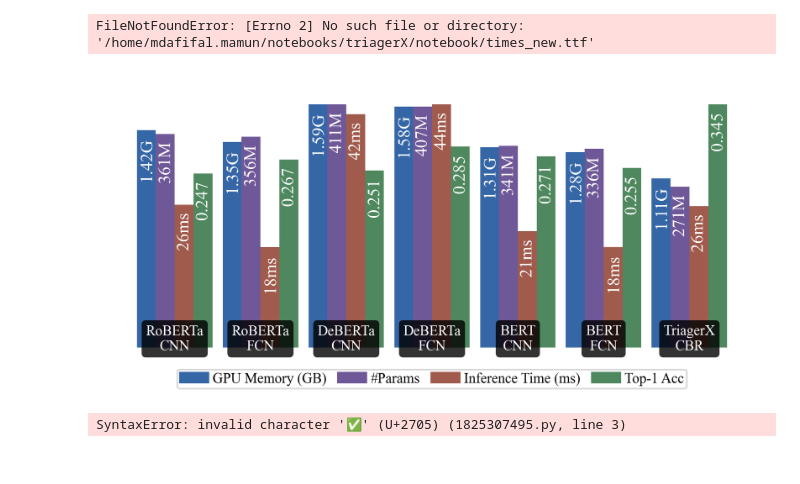
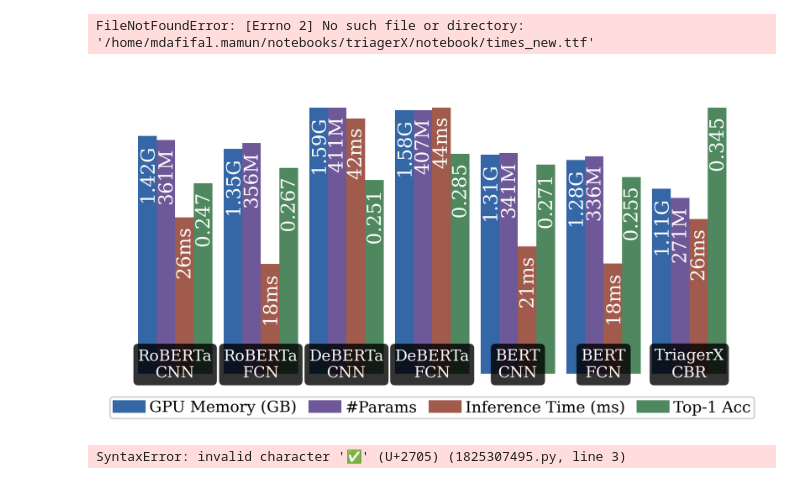
Before and after one commit to afifaniks/triagerX, a Jupyter notebook: notebook/model_utilization.ipynb, the cells around one changed output. Saved outputs shown, nothing was run; the diff lists cells and outputs as text; code cells hidden in the pictures.

```diff
--- a/notebook/model_utilization.ipynb
+++ b/notebook/model_utilization.ipynb
@@ -966,9 +966,9 @@ from matplotlib import font_manager
 
 # === Font setup ===
 plt.rcParams["font.family"] = "serif"
-font_path = "/home/mdafifal.mamun/notebooks/triagerX/times.ttf"
-font_manager.fontManager.addfont(font_path)
-plt.rcParams["font.serif"] = "Times New Roman"
+# font_path = "/home/mdafifal.mamun/notebooks/triagerX/times.ttf"
+# font_manager.fontManager.addfont(font_path)
+# plt.rcParams["font.serif"] = "Times New Roman"
 
 
 # === Data ===
@@ -987,7 +987,8 @@ data = [
 df = pd.DataFrame(data)
 df.fillna(0, inplace=True)
 models = df["model"]
-x = np.arange(len(models))
+group_spacing = 1.15  # >1 increases space between groups
+x = np.arange(len(models)) * group_spacing
 
 # === Normalize for bar heights ===
 mem_norm = df["mem"] / df["mem"].max()
@@ -1006,7 +1007,7 @@ colors = [
 # === Plot setup ===
 fig, ax = plt.subplots(figsize=(6, 3), dpi=300)
 
-bar_width = 0.22
+bar_width = 0.25
 
 # Bars: mem, time, param, acc (acc last)
 # Bars: mem, param, time, acc (acc still last)
@@ -1031,14 +1032,14 @@ bars_acc = ax.bar(x + 1.5*bar_width, acc_norm, width=bar_width, color=colors[3],
 for i in range(len(x)):
     if df["mem"][i] > 0:
         ax.text(x[i] - 1.5*bar_width, mem_norm[i] - 0.03, f'{df["mem"][i]/1024:.2f}G',
-                ha='center', va='top', fontsize=11, color='white', rotation=90, fontweight='bold')
+                ha='center', va='top', fontsize=11, color='white', rotation=90)
     ax.text(x[i] - 0.5*bar_width, param_norm[i] - 0.03, f'{df["param"][i]:.0f}M',
-            ha='center', va='top', fontsize=11, color='white', rotation=90, fontweight='bold')
+            ha='center', va='top', fontsize=11, color='white', rotation=90)
     if df["time"][i] > 0:
         ax.text(x[i] + 0.5*bar_width, time_norm[i] - 0.03, f'{df["time"][i]*1000:.0f}ms',
-                ha='center', va='top', fontsize=11, color='white', rotation=90, fontweight='bold')
+                ha='center', va='top', fontsize=11, color='white', rotation=90)
     ax.text(x[i] + 1.5*bar_width, acc_norm[i] - 0.03, f'{df["acc"][i]:.3f}',
-            ha='center', va='top', fontsize=11, color='white', rotation=90, fontweight='bold')
+            ha='center', va='top', fontsize=11, color='white', rotation=90)
 
 
 # === Clean axis ===
@@ -1054,35 +1055,35 @@ ax.tick_params(bottom=False)
 # Model labels below bars with spacing
 for i in range(len(x)):
     ax.text(x[i], 0.095, models[i], fontsize=9, ha='center', color="white", va='top',
-            bbox=dict(facecolor='black', alpha=0.8, boxstyle='round, pad=0.3', edgecolor='none'), fontweight='semibold')
+            bbox=dict(facecolor='black', alpha=0.8, boxstyle='round, pad=0.3', edgecolor='none'))
 
 
 # === Legend ===
 handles = [
     plt.Rectangle((0, 0), 1, 1, color=colors[0]),
     plt.Rectangle((0, 0), 1, 1, color=colors[1]),
     plt.Rectangle((0, 0), 1, 1, color=colors[2]),
     plt.Rectangle((0, 0), 1, 1, color=colors[3]),
 ]
 labels = ["GPU Memory (GB)", "#Params", "Inference Time (ms)", "Top-1 Acc"]
 ax.legend(
     handles, labels,
     fontsize=9,
     loc='lower center',
     bbox_to_anchor=(0.5, -0.18),
     ncol=4,
     frameon=True,
     columnspacing=0.8,   # Reduce space between columns
     handletextpad=0.3,   # Reduce space between handle and text
     borderpad=0.2,       # Reduce padding inside legend box
     labelspacing=0.3
 )
 
 plt.tight_layout()
 plt.savefig("final-paper-plot-acc-last-bar.pdf", bbox_inches="tight", pad_inches=0)
 plt.show()
 # %% [output]
-[figure, old version]
+[figure, new version]
 # %%
 data = [
     {"model": "RoBERTa\nCNN",  "time": 0.0258, "mem": 1457.26, "param": 361.09, "acc": 0.247},
```
Also changed, not shown: 5 other files.
